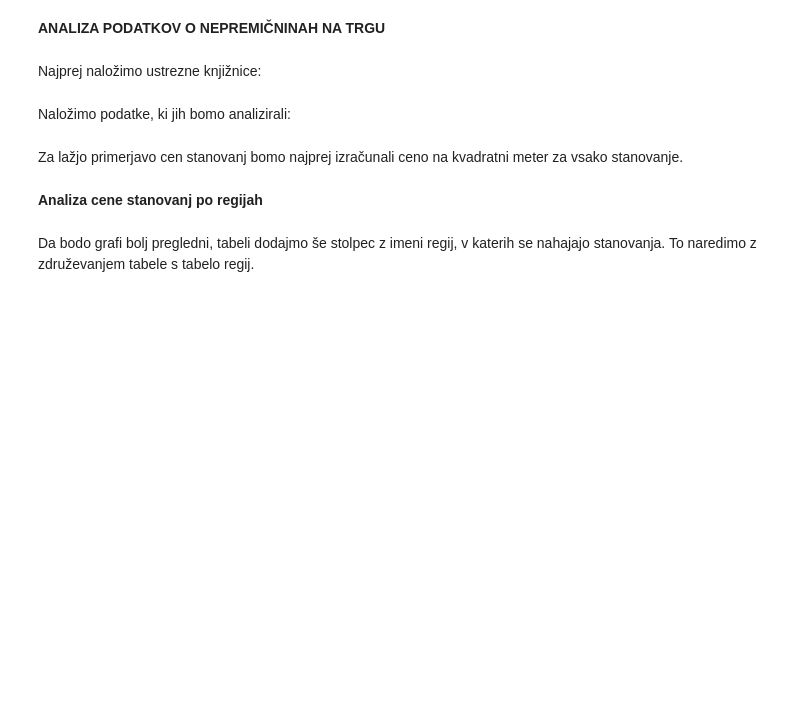
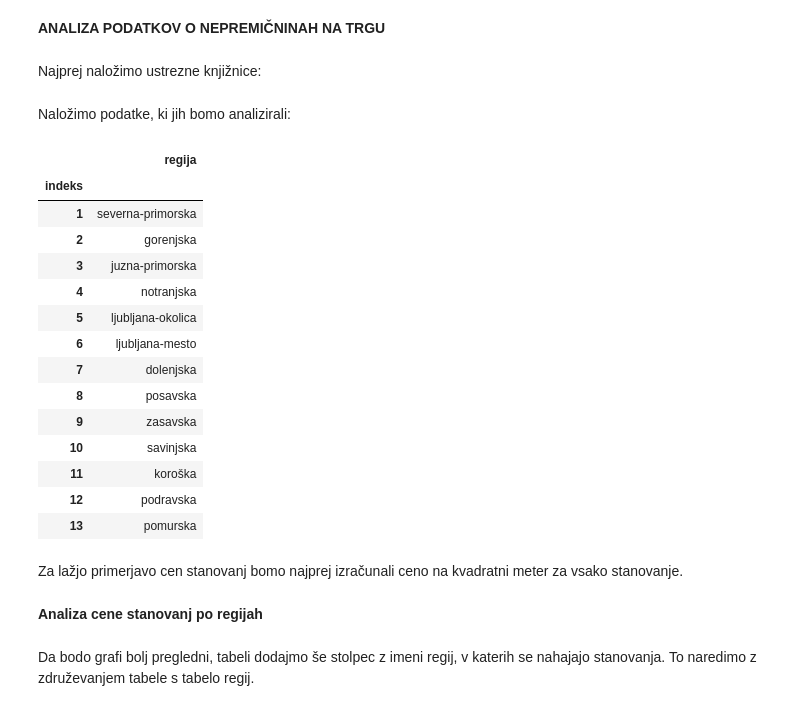
Before and after one commit to masazaucer/nepremicnine, a Jupyter notebook: nepremicnine.ipynb, the cells around one changed output. Cells and saved outputs as stored; diff of their text form; code cells hidden in the pictures; blank space fills up the shorter version.

```diff
--- a/nepremicnine.ipynb
+++ b/nepremicnine.ipynb
@@ -18,8 +18,25 @@ Naložimo podatke, ki jih bomo analizirali:
 # %%
 pot_oglasi = os.path.join('podatki_nepremicnine','nepremicnine.csv')
 pot_regije = os.path.join('podatki_nepremicnine','regije.csv')
 oglasi = pd.read_csv(pot_oglasi, index_col='id')
 regije = pd.read_csv(pot_regije, index_col='indeks')
+regije
+# %% [output]
+|  | regija |
+| indeks |  |
+| 1 | severna-primorska |
+| 2 | gorenjska |
+| 3 | juzna-primorska |
+| 4 | notranjska |
+| 5 | ljubljana-okolica |
+| 6 | ljubljana-mesto |
+| 7 | dolenjska |
+| 8 | posavska |
+| 9 | zasavska |
+| 10 | savinjska |
+| 11 | koroška |
+| 12 | podravska |
+| 13 | pomurska |
 # %% [markdown]
 Za lažjo primerjavo cen stanovanj bomo najprej izračunali ceno na kvadratni meter za vsako stanovanje.
 # %%
```
Also changed, not shown: parts of 13 cells of this notebook.
